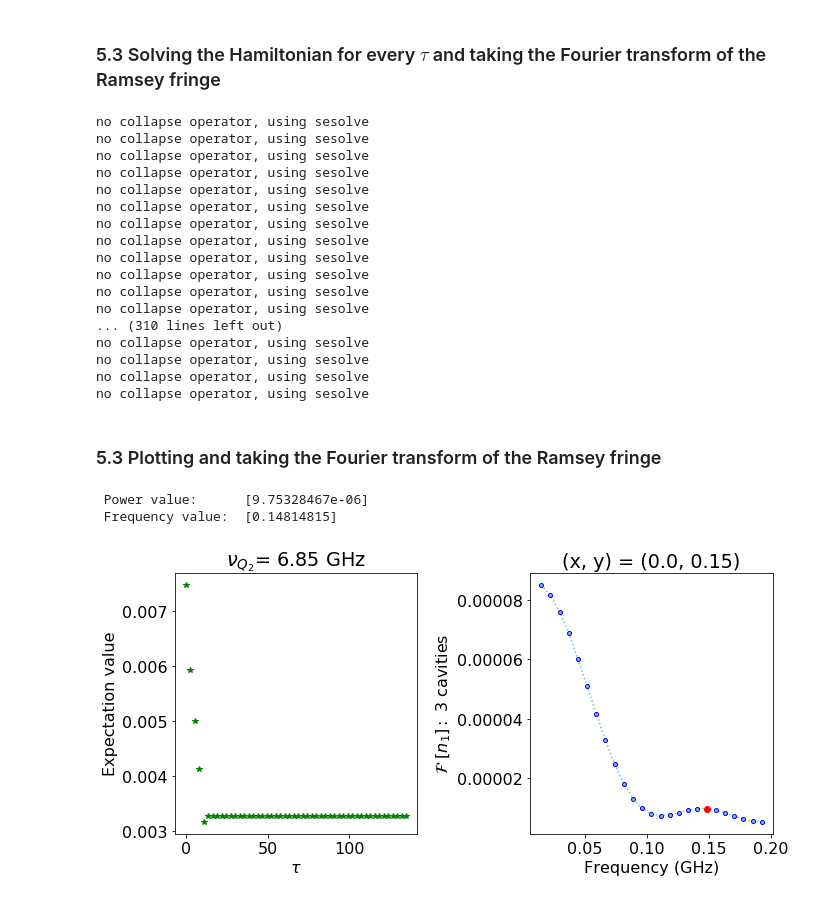
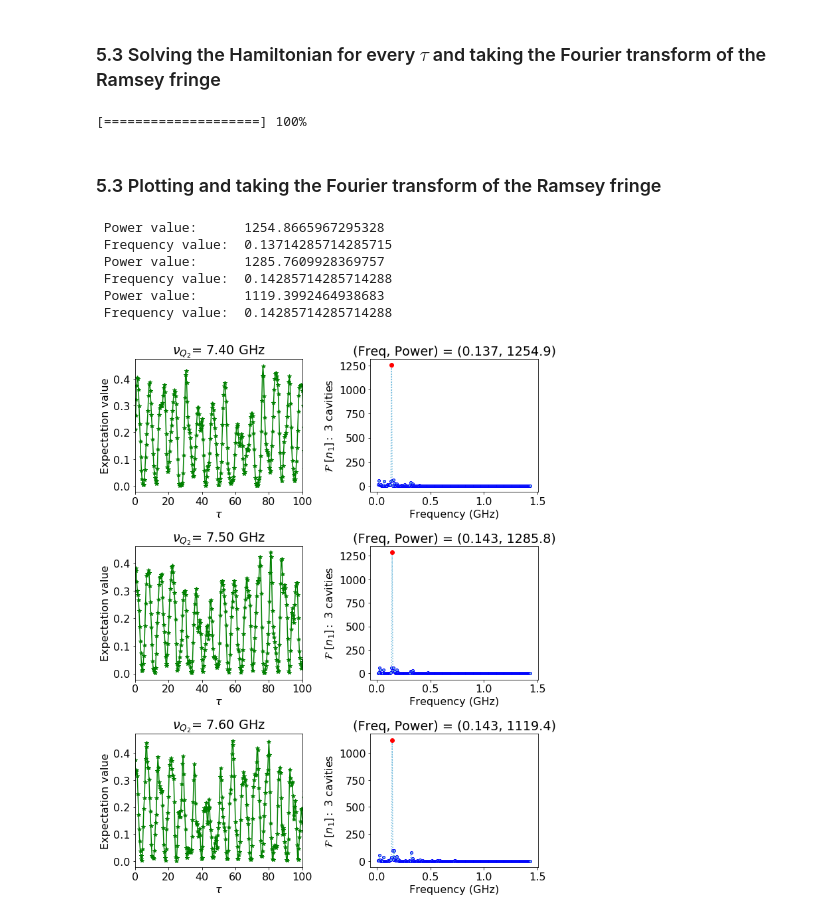
Before and after one commit to SoumyaShreeram/Qubit, a Jupyter notebook: Noteboooks/11. Measuring Stark Shift - Ramsey Experiment.ipynb, the cells around one changed output. Drawn from its saved outputs; the diff is of its cells as text; code cells hidden in the pictures.

```diff
--- a/Noteboooks/11. Measuring Stark Shift - Ramsey Experiment.ipynb
+++ b/Noteboooks/11. Measuring Stark Shift - Ramsey Experiment.ipynb
@@ -438,7 +435,7 @@ def printShape(ramp_dt_array):
 No thermal losses have been accounted.
 # %%
 # get the point after the ramp down excitation
-t_idx = findIndex(times, t_pulse1[3])
+t_idx = findIndex(times, t_pulse[3])
 
 # generating a range of pulse with varying ramp times
 rampList = np.linspace(t_pulse1[1], t_pulse[3]-20, no_ramps)
@@ -447,7 +444,7 @@ rampList = np.linspace(t_pulse1[1], t_pulse[3]-20, no_ramps)
 ramp_vals = genTimePulses(rampList)
 
 # creating an array of v_q2
-dv = np.linspace(0.3, w_top[0]-w_q2+1, 10)
+dw = [7.4, 7.5, 7.6]
 # %% [markdown]
 ### 5.3 Solving the Hamiltonian for every $\tau$ and taking the Fourier transform of the Ramsey fringe
 # %%
@@ -471,15 +468,16 @@ def FourierTransformOf(rampList, ramp_exp_arr):
 
 
 def storePeakFFTvals(rampList, ramp_exp_arr):
+    "Function to store the FFT values of the Ramsey Fringe"
     rampList_FFT, ramp_exp_arr_FFT = FourierTransformOf(rampList, ramp_exp_arr)
     # find peaks
-    peak, _ = find_peaks(ramp_exp_arr_FFT, distance=700)
+    peak, _ = find_peaks(ramp_exp_arr_FFT[1:], distance=700)
     return rampList_FFT[peak]
 # %%
 peak_freq = []
 ramsey_fr_arr2D = np.empty((0, no_ramps))
-for j,v in enumerate(dv):
-    w_top[1]=w_q2+v
+for j,v in enumerate(dw):
+    w_top[1]=2*pi*v
     ramsey_fr_arr = []
     for i in range(no_ramps):
         t_pulse1 = ramp_vals[i][:]
@@ -502,32 +500,16 @@ for j,v in enumerate(dv):
         # ramsey fringes
         ramsey_fr_arr.append(exp_vals)
 
+        # progress bar
+        showProgress(i, no_ramps)
+
     # store the ramsey fringes
     ramsey_fr_arr2D = np.append(ramsey_fr_arr2D, [ramsey_fr_arr], axis=0)
 
     # take the FFT
-    peak_freq.append(storePeakFFTvals(rampList, ramsey_fr_arr))
-
-    # progress bar
-    showProgress(j, len(dv))
+    peak_freq.append(storePeakFFTvals(rampList-t_pulse1[1], ramsey_fr_arr))
 # %% [output]
-no collapse operator, using sesolve
-no collapse operator, using sesolve
-no collapse operator, using sesolve
-no collapse operator, using sesolve
-no collapse operator, using sesolve
-no collapse operator, using sesolve
-no collapse operator, using sesolve
-no collapse operator, using sesolve
-no collapse operator, using sesolve
-no collapse operator, using sesolve
-no collapse operator, using sesolve
-no collapse operator, using sesolve
-... (310 lines left out)
-no collapse operator, using sesolve
-no collapse operator, using sesolve
-no collapse operator, using sesolve
-no collapse operator, using sesolve
+[====================] 100%
 # %% [markdown]
 ### 5.3 Plotting and taking the Fourier transform of the Ramsey fringe
 # %%
@@ -539,12 +521,12 @@ def plotFFT(ax, rampList, ramp_exp_arr):
     """
     rampList_FFT, ramp_exp_arr_FFT = FourierTransformOf(rampList, ramp_exp_arr)
     # find peaks
-    peak, _ = find_peaks(ramp_exp_arr_FFT, distance=700)
+    peak = findIndex(ramp_exp_arr_FFT,np.max(ramp_exp_arr_FFT[1:]))
 
     # plot
     ax.plot(rampList_FFT[1:], ramp_exp_arr_FFT[1:], color='#76bdde', linestyle=':', marker='.',  markeredgecolor='b', markersize=8)
     ax.plot(rampList_FFT[peak], ramp_exp_arr_FFT[peak], 'ro')
-    setXYlabel(ax, 'Frequency (GHz)', r'$\mathcal{F}\ [n_1]:$ 3 cavities', True, '(x, y) = (%.1f, %.2f)'%(ramp_exp_arr_FFT[peak], rampList_FFT[peak]))
+    setXYlabel(ax, 'Frequency (GHz)', r'$\mathcal{F}\ [n_1]:$ 3 cavities', True, '(Freq, Power) = (%.3f, %.1f)'%(rampList_FFT[peak], ramp_exp_arr_FFT[peak]))
     fig.tight_layout()
     return ramp_exp_arr_FFT[peak], rampList_FFT[peak]
 
@@ -553,16 +535,30 @@ def printResults(y, x):
     print(' Power value:     ', y)
     print(' Frequency value: ', x)
     return
+
+def fitPoly(ax, x, y, deg):
+    x_new = np.linspace(x[0], x[-1], num=len(x)*10)
+    coefs = poly.polyfit(x, y, deg)
+    ffit = poly.polyval(x_new, coefs)
+    ax.plot(x_new, ffit, 'k-', linewidth=1)
+    return
 # %%
-fig, ax = plt.subplots(1, 2, figsize=(10, 5))
+fig, ax = plt.subplots(len(dw), 2, figsize=(10, 4*len(dw)))
 
-ax[0].plot(rampList-t_pulse1[1], ramsey_fr_arr, 'g*')
-setXYlabel(ax[0], r'$\tau$', 'Expectation value', True, r'$\nu_{Q_2}$= %.2f GHz'%(w_top[1]/(2*pi)))
+for i in range(len(dw)):
+    ax[i, 0].plot(rampList-t_pulse1[1], ramsey_fr_arr2D[:][i], 'g*-')
+    setXYlabel(ax[i, 0], r'$\tau$', 'Expectation value', True, r'$\nu_{Q_2}$= %.2f GHz'%(dw[i]))
+    ax[i, 0].set_xlim(0, 100)
 
-yf_peak, xf_peak = plotFFT(ax[1], rampList-t_pulse1[1], ramsey_fr_arr)
-printResults(yf_peak, xf_peak)
+    yf_peak, xf_peak = plotFFT(ax[i, 1], rampList-t_pulse1[1], ramsey_fr_arr2D[:][i])
+    printResults(yf_peak, xf_peak)
+
 fig.tight_layout()
 # %% [output]
- Power value:      [9.75328467e-06]
- Frequency value:  [0.14814815]
+ Power value:      1254.8665967295328
+ Frequency value:  0.13714285714285715
+ Power value:      1285.7609928369757
+ Frequency value:  0.14285714285714288
+ Power value:      1119.3992464938683
+ Frequency value:  0.14285714285714288
-[figure, old version]
+[figure, new version]
```
Also changed, not shown: parts of 8 cells of this notebook, 25 other files.
